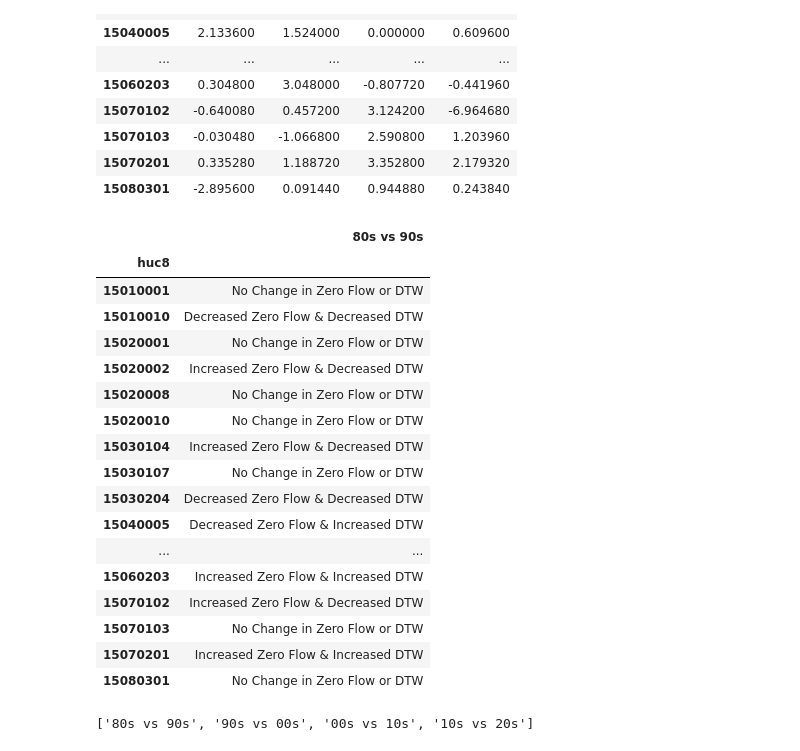
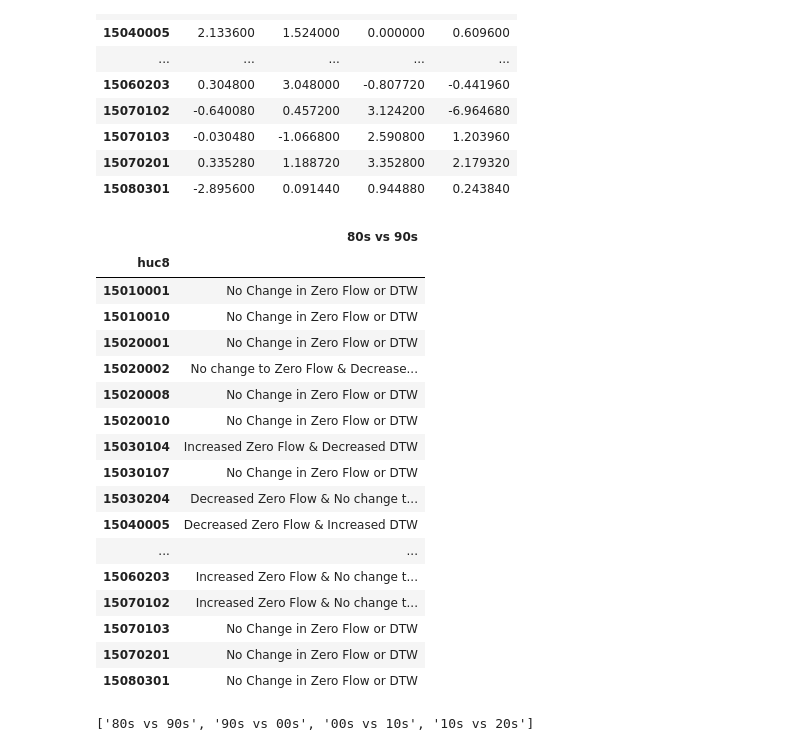
Before and after one commit to dtadych/Shallow_Groundwater_AZ, a Jupyter notebook: Code/FigureCreation/ComparingDTWNZF_Qualitative.ipynb, the cells around one changed output. Drawn from its saved outputs; the diff is of its cells as text; code cells hidden in the pictures.

Commit message:
Minor mods to notebooks and generating number of zero flow per stream gage

```diff
--- a/Code/FigureCreation/ComparingDTWNZF_Qualitative.ipynb
+++ b/Code/FigureCreation/ComparingDTWNZF_Qualitative.ipynb
@@ -219,55 +219,55 @@ dtw_df_filtered
 # %%
 # Step 4: Classify by trend
 def classify_trend(zero_flow_change, dtw_change):
-    if zero_flow_change > 0 and dtw_change > 0:
+    if zero_flow_change > 1 and dtw_change > 1:
         return "Increased Zero Flow & Increased DTW"
-    elif zero_flow_change < 0 and dtw_change > 0:
+    elif zero_flow_change < -1 and dtw_change > 1:
         return "Decreased Zero Flow & Increased DTW"
-    elif zero_flow_change > 0 and dtw_change < 0:
+    elif zero_flow_change > 1 and dtw_change < -1:
         return "Increased Zero Flow & Decreased DTW"
-    elif zero_flow_change < 0 and dtw_change < 0:
+    elif zero_flow_change < -1 and dtw_change < -1:
         return "Decreased Zero Flow & Decreased DTW"
 
-    elif zero_flow_change == 0 and dtw_change < 0:
+    elif (zero_flow_change > -1) and (zero_flow_change < 1) and dtw_change < -1:
         return "No change to Zero Flow & Decreased DTW"
-    elif zero_flow_change == 0 and dtw_change > 0:
+    elif (zero_flow_change > -1) and (zero_flow_change < 1) and dtw_change > 1:
         return "No change to Zero Flow & Increased DTW"
 
-    elif zero_flow_change < 0 and dtw_change == 0:
+    elif zero_flow_change < -1 and dtw_change > -1 and dtw_change < 1:
         return "Decreased Zero Flow & No change to DTW"
-    elif zero_flow_change > 0 and dtw_change == 0:
+    elif zero_flow_change > 1 and dtw_change > -1 and dtw_change < 1:
         return "Increased Zero Flow & No change to DTW"
     else:
         return "No Change in Zero Flow or DTW"
 
 # Choose a column/decade to compare (e.g., 1980s to 1990s)
 decade_col = '80s vs 90s'
 
 # Apply classification
 classification = pd.DataFrame(index=common_hucs)
 classification[decade_col] = [
     classify_trend(zf, dtw)
     for zf, dtw in zip(zero_flow_huc8[decade_col], dtw_df_filtered[decade_col])
 ]
 classification
 # %% [output]
 |  | 80s vs 90s |
 | huc8 |  |
 | 15010001 | No Change in Zero Flow or DTW |
-| 15010010 | Decreased Zero Flow & Decreased DTW |
+| 15010010 | No Change in Zero Flow or DTW |
 | 15020001 | No Change in Zero Flow or DTW |
-| 15020002 | Increased Zero Flow & Decreased DTW |
+| 15020002 | No change to Zero Flow & Decrease... |
 | 15020008 | No Change in Zero Flow or DTW |
 | 15020010 | No Change in Zero Flow or DTW |
 | 15030104 | Increased Zero Flow & Decreased DTW |
 | 15030107 | No Change in Zero Flow or DTW |
-| 15030204 | Decreased Zero Flow & Decreased DTW |
+| 15030204 | Decreased Zero Flow & No change t... |
 | 15040005 | Decreased Zero Flow & Increased DTW |
 | ... | ... |
-| 15060203 | Increased Zero Flow & Increased DTW |
-| 15070102 | Increased Zero Flow & Decreased DTW |
+| 15060203 | Increased Zero Flow & No change t... |
+| 15070102 | Increased Zero Flow & No change t... |
 | 15070103 | No Change in Zero Flow or DTW |
-| 15070201 | Increased Zero Flow & Increased DTW |
+| 15070201 | No Change in Zero Flow or DTW |
 | 15080301 | No Change in Zero Flow or DTW |
 # %%
 zero_flow_huc8.columns.to_list()
```
Also changed, not shown: parts of 14 cells of this notebook, 4 other files.
